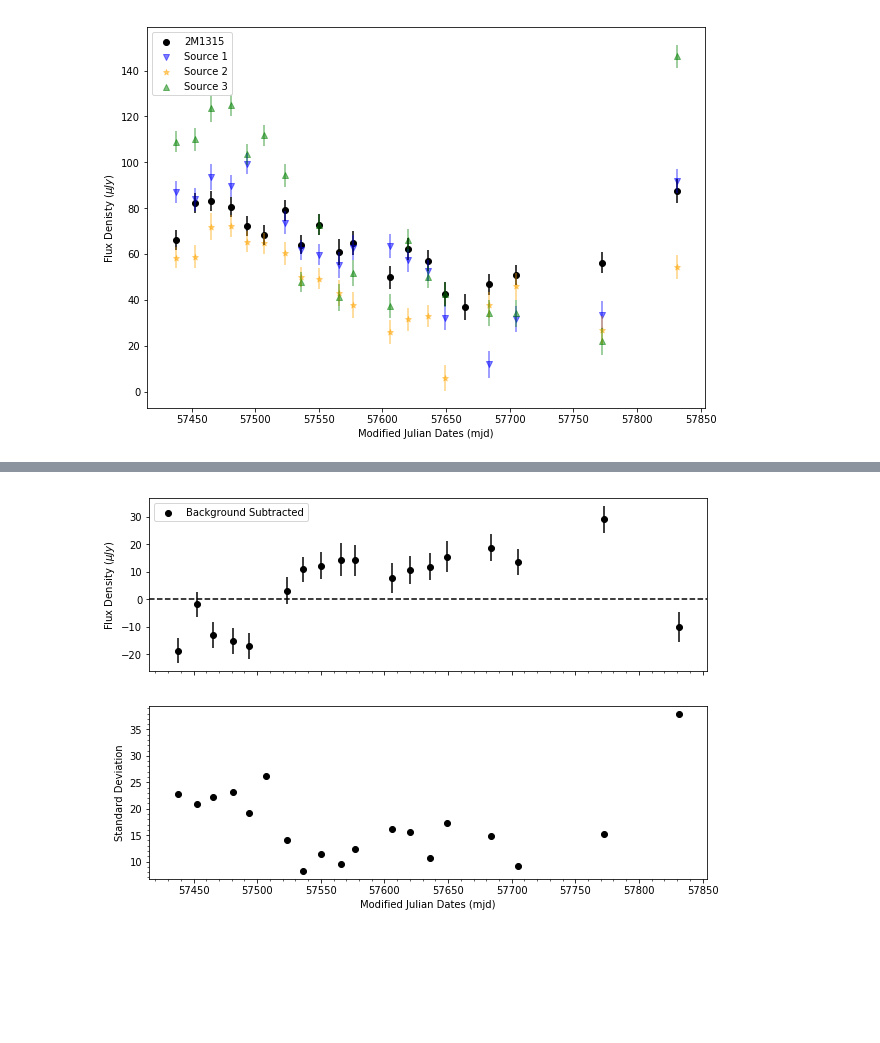
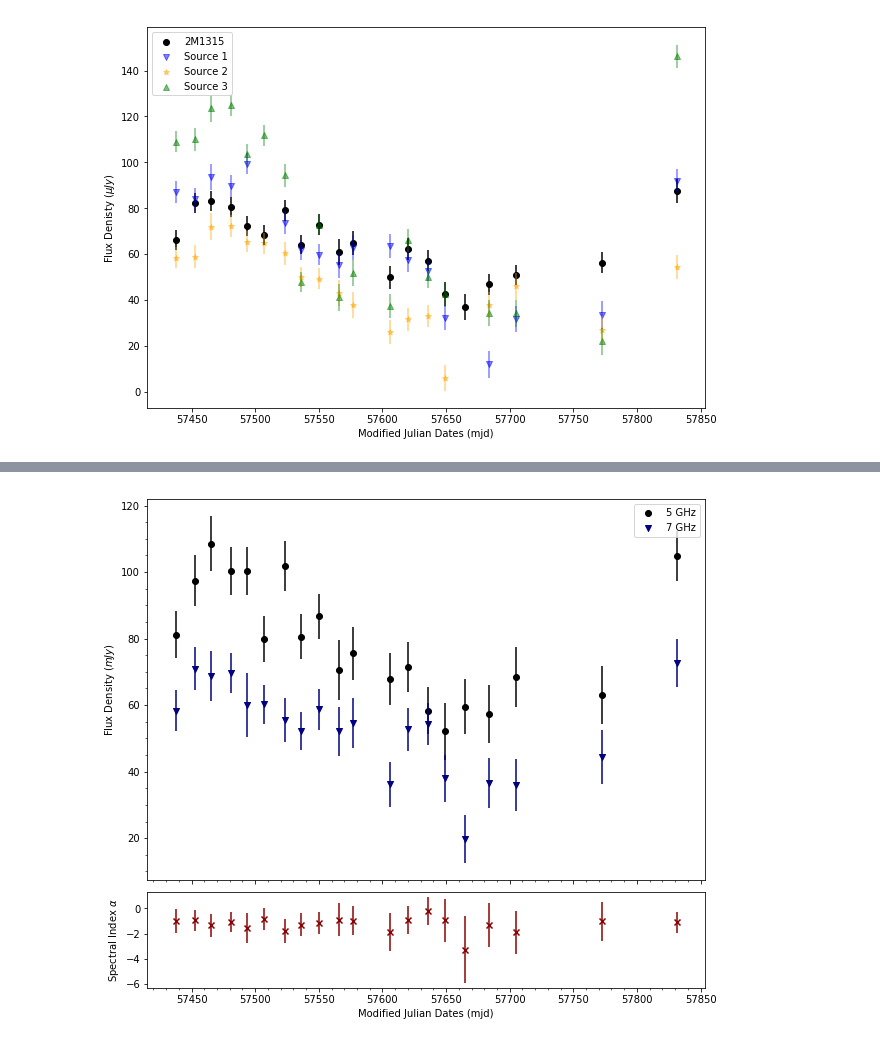
Before and after one commit to rvanlinge/radio_project, a Jupyter notebook: 1315_LTObservations.ipynb, the cells around one changed output, grey strips where cells are left out. Cells and saved outputs as stored; diff of their text form; code cells hidden in the pictures; blank space fills up the shorter version.

Commit message:
looked at spectral index alpha

```diff
--- a/1315_LTObservations.ipynb
+++ b/1315_LTObservations.ipynb
@@ -90,22 +158,27 @@ plt.show()
+# %%
+# Calculating spectral index
+alpha = np.log10(ratio)/np.log10(5/7)
+
+# Calculating Error on alpha
+errLogR = ratioErr/ratio
+alphaErr = np.abs(1/np.log10(5/7))*errLogR
 # %%
-# Calculating standard deviation epoch
-std = pd.merge_asof(backGround,avg,on='mjd',direction='nearest')
-stdValues = std[['s1_re','s2_re','s3_re','re']].std(axis=1)
+# PLotting alpha values
+fig,ax = plt.subplots(nrows=2,ncols=1,figsize=(10,9),gridspec_kw = {'hspace':.05,'height_ratios':[4,1]},sharex=True)
+ax[0].scatter(low['mjd'],low['re'],color='k',marker='o',label='5 GHz')
+ax[0].errorbar(low['mjd'],low['re'],yerr=low['ure'],color='k',linestyle='None',label='_nolegend_')
+ax[0].scatter(high['mjd'],high['re'],color='navy',marker='v',label='7 GHz')
+ax[0].errorbar(high['mjd'],high['re'],yerr=high['ure'],color='navy',linestyle='None',label='_nolegend_')
+ax[0].legend(loc='best')
+ax[0].set_ylabel('Flux Density ($mJy$)')
+ax[0].minorticks_on()
 
-# Plotting subtracted values and standard deviation
-fig,ax = plt.subplots(nrows=2,ncols=1,figsize=(10,7),sharex=True,gridspec_kw={'height_ratios':[1,1]})
+ax[1].scatter(low['mjd'],alpha,color='darkred',marker='x')
+ax[1].errorbar(low['mjd'],alpha,color='darkred',yerr=alphaErr,linestyle='None',label='_nolegend_')
+ax[1].set_ylabel('Spectral Index $\\alpha$')
 
-ax[0].scatter(avg['mjd'],bgSubbed,color='k',marker='o',label='Background Subtracted')
-ax[0].errorbar(avg['mjd'],bgSubbed,color='k',yerr=bgSubbedErr,linestyle='None',label='_nolegend_')
-ax[0].axhline(y=0,color='k',linestyle='dashed')
-ax[0].legend(loc='best')
-ax[0].set_ylabel('Flux Density ($\mu Jy$)')
-
-ax[1].scatter(std['mjd'],stdValues,color='k',marker='o')
-ax[1].set_ylabel('Standard Deviation')
-
-plt.minorticks_on()
 plt.xlabel('Modified Julian Dates (mjd)')
+plt.savefig('plots/1315_SED_Alpha.png')
 plt.show()
 # %% [output]
-[figure, old version]
+[figure, new version]
```
Also changed, not shown: parts of 7 cells of this notebook, 10 other files.
